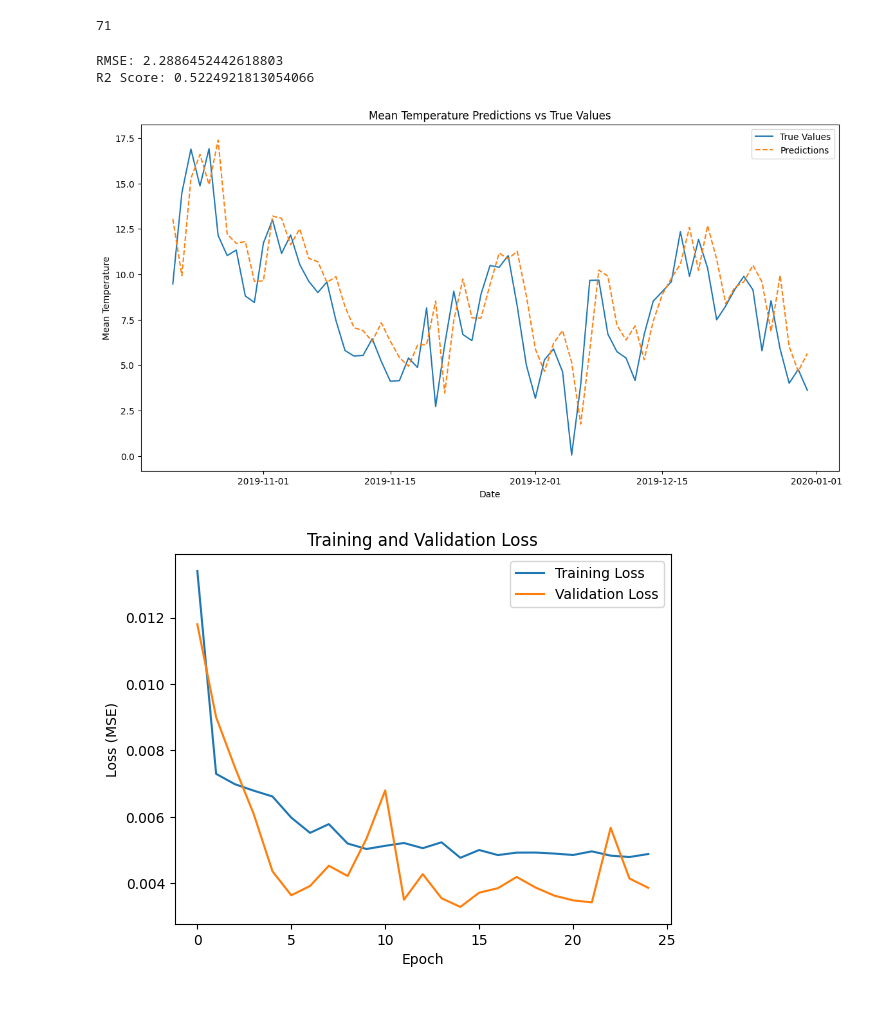
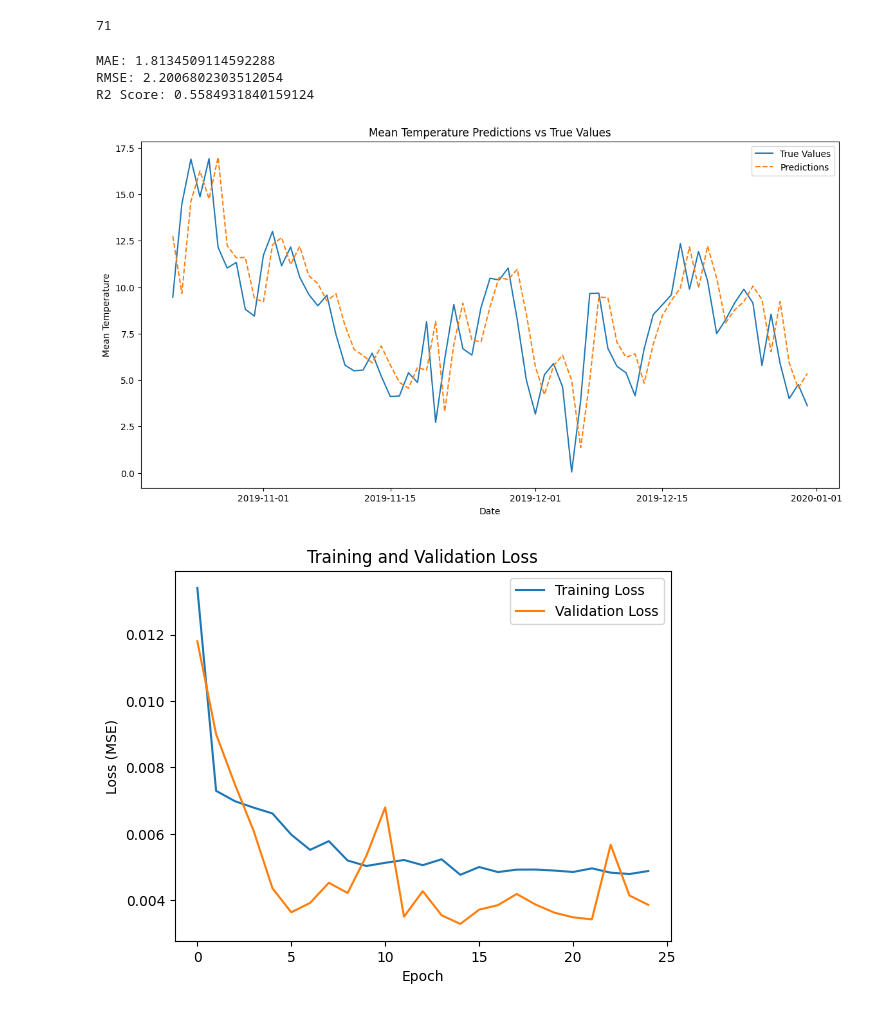
Before and after one commit to kubit07/data_analyse_DRIAS, a Jupyter notebook: bidirectional_lstm_model.ipynb, the cells around one changed output. Drawn from its saved outputs; the diff is of its cells as text; code cells hidden in the pictures.

```diff
--- a/bidirectional_lstm_model.ipynb
+++ b/bidirectional_lstm_model.ipynb
@@ -390,26 +454,30 @@ len(bilstm_pred_test)
 # %% [output]
 71
 # %%
-# Calculate RMSE and R2 scores
+# Calculate MAE, RMSE and R2 scores
+mae = mean_absolute_error(y_test, bilstm_pred_test)
 rmse = np.sqrt(mean_squared_error(y_test, bilstm_pred_test))
 r2 = r2_score(y_test, bilstm_pred_test)
 
+
+print(f'MAE: {mae}')
 print(f'RMSE: {rmse}')
 print(f'R2 Score: {r2}')
 
 # Plot the results
 plt.figure(figsize=(14, 7))
 plt.plot(data_bsr_2018_2019.index[-len(y_test):], y_test, label='True Values')
 plt.plot(data_bsr_2018_2019.index[-len(y_test):], bilstm_pred_test, label='Predictions', linestyle='dashed')
 plt.xlabel('Date')
 plt.ylabel('Mean Temperature')
 plt.title('Mean Temperature Predictions vs True Values')
 plt.legend()
 plt.show()
 # %% [output]
-RMSE: 2.2886452442618803
-R2 Score: 0.5224921813054066
+MAE: 1.8134509114592288
+RMSE: 2.2006802303512054
+R2 Score: 0.5584931840159124
-[figure, old version]
+[figure, new version]
 # %%
 # Get training and validation losses from history
 training_loss = history.history['loss']
```
Also changed, not shown: parts of 6 cells of this notebook.
